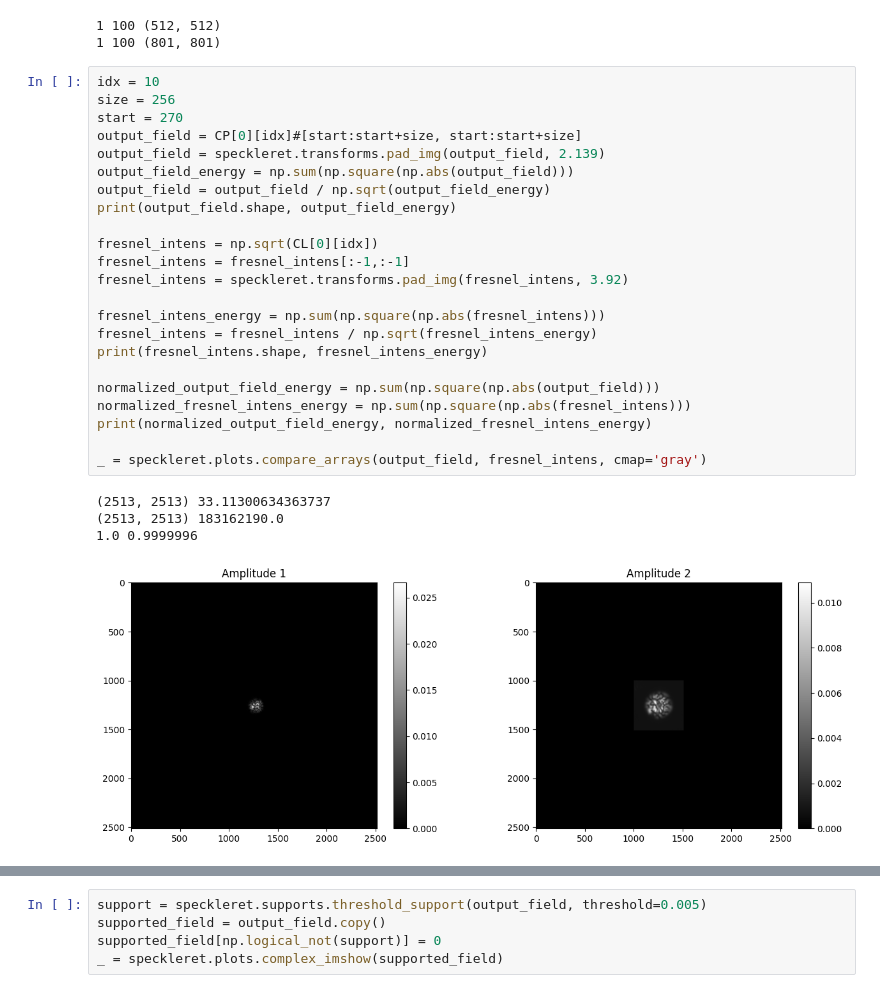
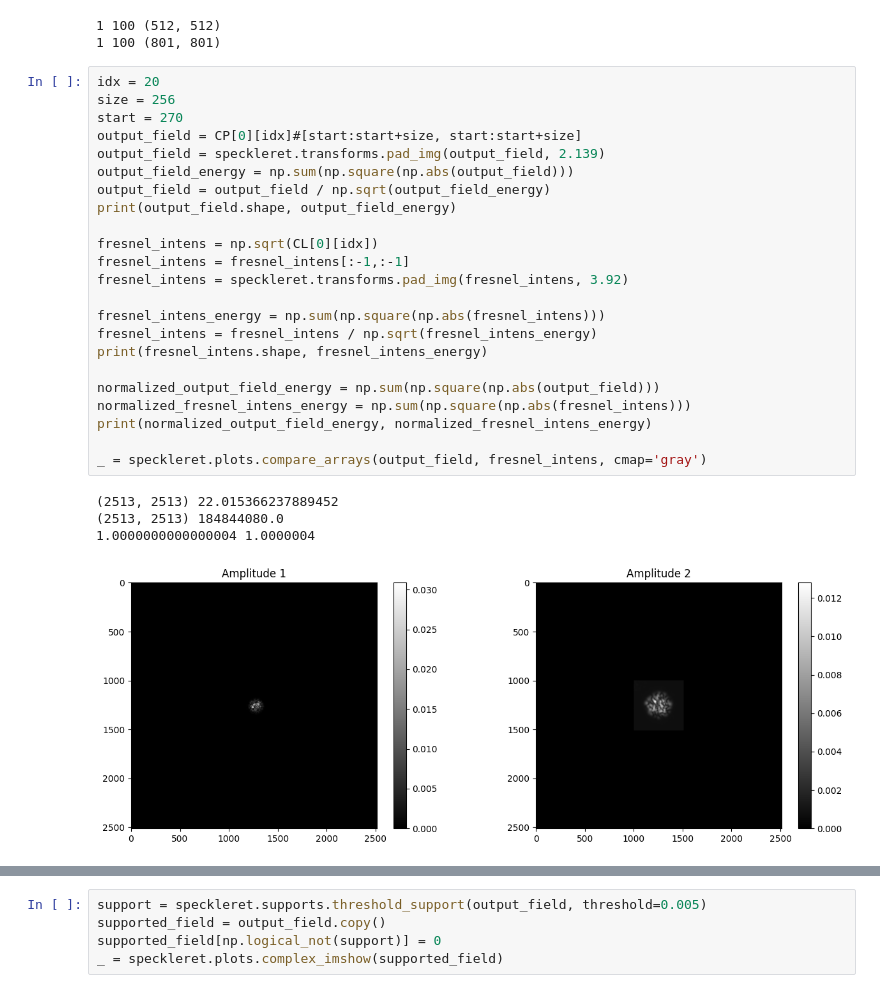
Before and after one commit to jysru/Speckle-Retrieval, a Jupyter notebook: notebooks/experimental_speckle_retrieval.ipynb, the cells around one changed output, grey strips where cells are left out. Cells and saved outputs as stored; diff of their text form.

```diff
--- a/notebooks/experimental_speckle_retrieval.ipynb
+++ b/notebooks/experimental_speckle_retrieval.ipynb
@@ -21,33 +21,33 @@ print(len(CP), len(CP[0]), CP[0][0].shape)
 1 100 (512, 512)
 1 100 (801, 801)
 # %%
-idx = 10
+idx = 20
 size = 256
 start = 270
 output_field = CP[0][idx]#[start:start+size, start:start+size]
 output_field = speckleret.transforms.pad_img(output_field, 2.139)
 output_field_energy = np.sum(np.square(np.abs(output_field)))
 output_field = output_field / np.sqrt(output_field_energy)
 print(output_field.shape, output_field_energy)
 
 fresnel_intens = np.sqrt(CL[0][idx])
 fresnel_intens = fresnel_intens[:-1,:-1]
 fresnel_intens = speckleret.transforms.pad_img(fresnel_intens, 3.92)
 
 fresnel_intens_energy = np.sum(np.square(np.abs(fresnel_intens)))
 fresnel_intens = fresnel_intens / np.sqrt(fresnel_intens_energy)
 print(fresnel_intens.shape, fresnel_intens_energy)
 
 normalized_output_field_energy = np.sum(np.square(np.abs(output_field)))
 normalized_fresnel_intens_energy = np.sum(np.square(np.abs(fresnel_intens)))
 print(normalized_output_field_energy, normalized_fresnel_intens_energy)
 
 _ = speckleret.plots.compare_arrays(output_field, fresnel_intens, cmap='gray')
 # %% [output]
-(2513, 2513) 33.11300634363737
-(2513, 2513) 183162190.0
-1.0 0.9999996
+(2513, 2513) 22.015366237889452
+(2513, 2513) 184844080.0
+1.0000000000000004 1.0000004
-[figure, old version]
+[figure, new version]
 # %%
 ff_field = speckleret.transforms.fourier_transform(output_field)
 # _ = speckleret.plots.compare_arrays(np.abs(ff_field), fresnel_intens, cmap='gray')
```
Also changed, not shown: parts of 4 cells of this notebook.
